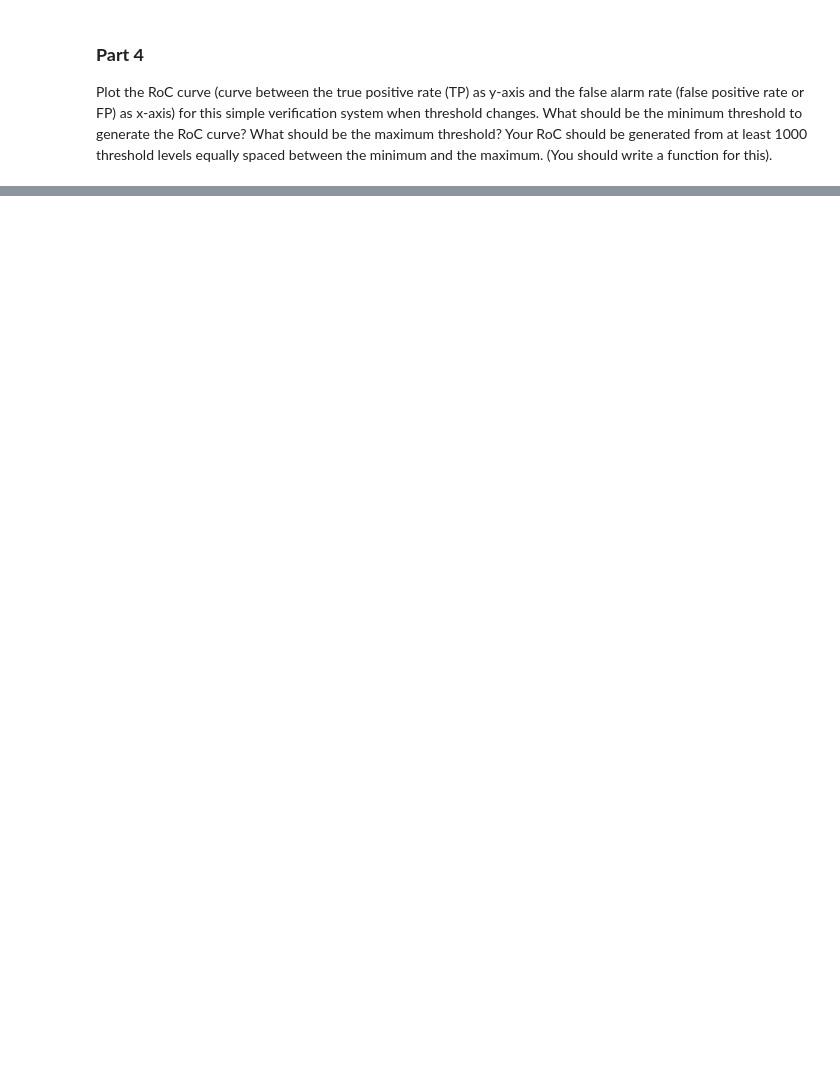
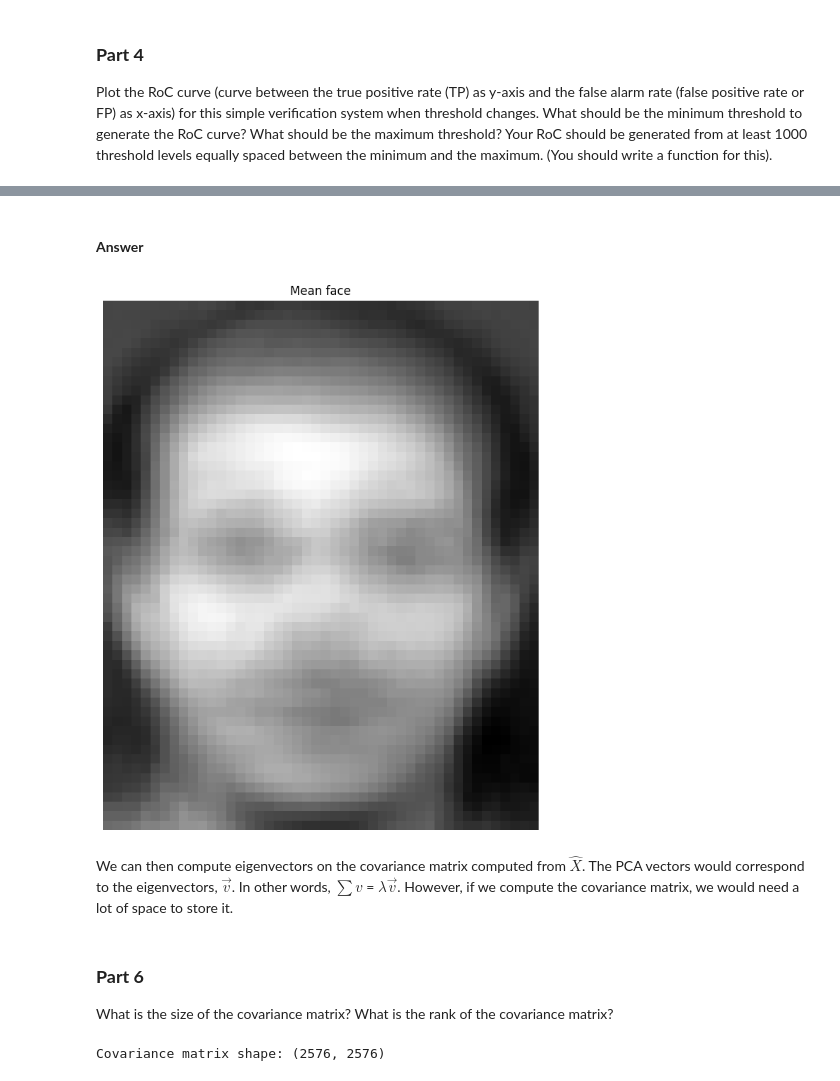
Before and after one commit to PavarisAsawa/PatternRecognition-Dimensionality_Reduction, a Jupyter notebook: pca.ipynb, the cells around one changed output, grey strips where cells are left out. Cells and saved outputs as stored; diff of their text form; code cells hidden in the pictures; blank space fills up the shorter version.

```diff
--- a/pca.ipynb
+++ b/pca.ipynb
@@ -216,0 +315,53 @@ roc_curve(true_positive_rate=tpr, false_alarm_rate=far)
+# %%
+num_people = 40
+num_train_pose = 3
+num_test_pose = 7
+D = 56 * 46
+N = num_people * num_train_pose
+
+xf5_train = {}
+xf5_test = {}
+for people in range(num_people):
+    for pose in range(num_train_pose):
+        xf5_train[people, pose] = img_as_float(data['facedata'][people, pose])
+
+for people in range(num_people):
+    for pose in range(num_test_pose):
+        xf5_test[people, pose] = img_as_float(data['facedata'][people, pose])
+# %%
+train_mean_flat = np.zeros((num_people,56*46))
+for i, figure in enumerate(xf5_train.keys()):
+    train_mean_flat[i//num_train_pose] +=  np.reshape(xf5_train[figure],shape=(-1,))
+train_mean_flat /= num_train_pose
+
+train_mean = train_mean_flat.reshape(num_people, 56, 46)
+# %% [markdown]
+#### **Answer**
+# %%
+
+# Build data matrix: one row = one image
+X = np.zeros((N, D))
+
+idx = 0
+for i in range(num_people):
+    for j in range(num_train_pose):
+        X[idx] = xf5_train[i, j].reshape(-1)
+        idx += 1
+# Global mean face
+mean_face = np.mean(X, axis=0)   # shape (D,)
+
+plt.figure(figsize=(12, 8))
+plt.imshow(mean_face.reshape(56, 46), cmap="gray")
+plt.title(f"Mean face", fontsize=12)
+plt.axis("off")
+plt.tight_layout()
+plt.show()
+# %% [output]
+[figure, added]
+# %% [markdown]
+We can then compute eigenvectors on the covariance matrix computed from $\hat{X}$. The PCA vectors
+would correspond to the eigenvectors, $\vec{v}$. In other words, $\sum v$ = $\lambda \vec{v}$.
+However, if we compute the covariance matrix, we would need a lot of space to store it.
+# %% [markdown]
+### **Part 6**
+What is the size of the covariance matrix? What is the rank of the covariance matrix?
@@ -216,0 +388,4 @@ roc_curve(true_positive_rate=tpr, false_alarm_rate=far)
+# %%
+print(f"Covariance matrix shape: {cov.shape}")
+# %% [output]
+Covariance matrix shape: (2576, 2576)
```
Also changed, not shown: parts of 81 cells of this notebook, 6 other files.
